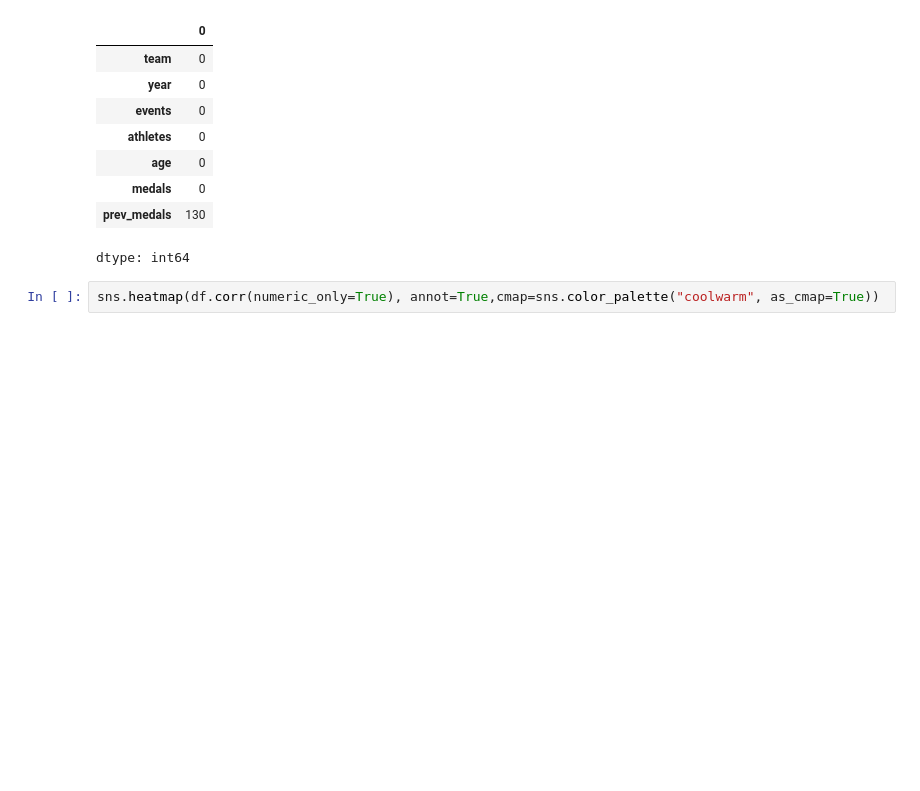
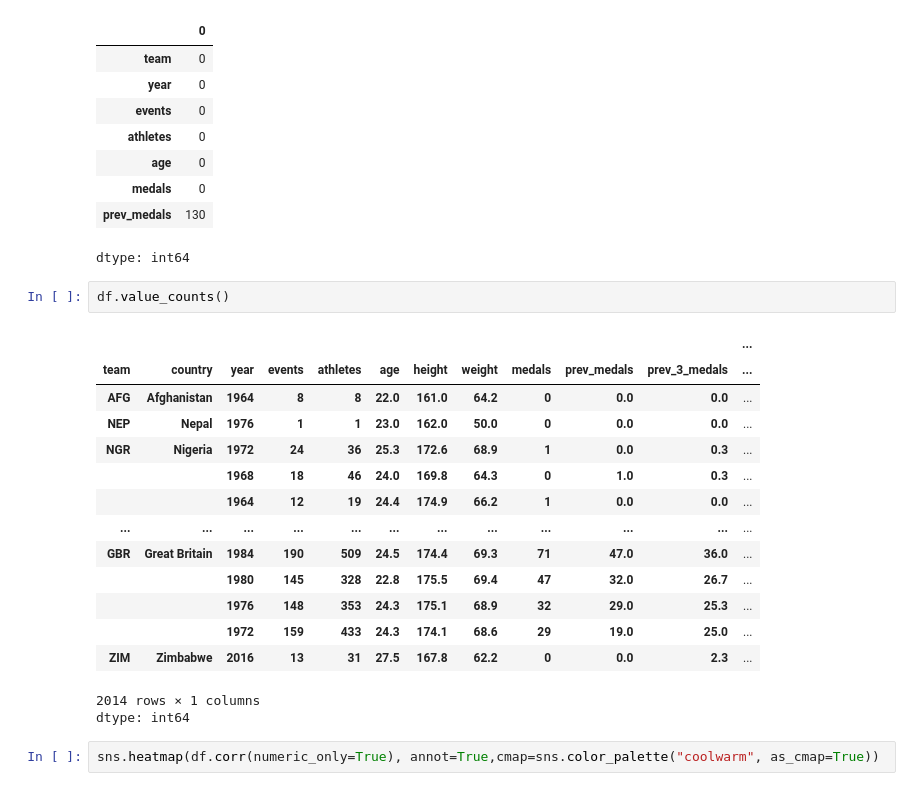
Before and after one commit to shashwatsinghds/MedalsPrediction, a Jupyter notebook: code.ipynb, the cells around one changed output. Drawn from its saved outputs; the diff is of its cells as text; blank space fills up the shorter version.

```diff
--- a/code.ipynb
+++ b/code.ipynb
@@ -62,6 +62,24 @@ df.isnull().sum()
 | medals | 0 |
 | prev_medals | 130 |
 dtype: int64
+# %%
+df.value_counts()
+# %% [output]
+|  |  |  |  |  |  |  |  |  |  |  | ... |
+| team | country | year | events | athletes | age | height | weight | medals | prev_medals | prev_3_medals | ... |
+| AFG | Afghanistan | 1964 | 8 | 8 | 22.0 | 161.0 | 64.2 | 0 | 0.0 | 0.0 | ... |
+| NEP | Nepal | 1976 | 1 | 1 | 23.0 | 162.0 | 50.0 | 0 | 0.0 | 0.0 | ... |
+| NGR | Nigeria | 1972 | 24 | 36 | 25.3 | 172.6 | 68.9 | 1 | 0.0 | 0.3 | ... |
+|  |  | 1968 | 18 | 46 | 24.0 | 169.8 | 64.3 | 0 | 1.0 | 0.3 | ... |
+|  |  | 1964 | 12 | 19 | 24.4 | 174.9 | 66.2 | 1 | 0.0 | 0.0 | ... |
+| ... | ... | ... | ... | ... | ... | ... | ... | ... | ... | ... | ... |
+| GBR | Great Britain | 1984 | 190 | 509 | 24.5 | 174.4 | 69.3 | 71 | 47.0 | 36.0 | ... |
+|  |  | 1980 | 145 | 328 | 22.8 | 175.5 | 69.4 | 47 | 32.0 | 26.7 | ... |
+|  |  | 1976 | 148 | 353 | 24.3 | 175.1 | 68.9 | 32 | 29.0 | 25.3 | ... |
+|  |  | 1972 | 159 | 433 | 24.3 | 174.1 | 68.6 | 29 | 19.0 | 25.0 | ... |
+| ZIM | Zimbabwe | 2016 | 13 | 31 | 27.5 | 167.8 | 62.2 | 0 | 0.0 | 2.3 | ... |
+2014 rows × 1 columns
+dtype: int64
 # %%
 sns.heatmap(df.corr(numeric_only=True), annot=True,cmap=sns.color_palette("coolwarm", as_cmap=True))
 # %% [output]
```
